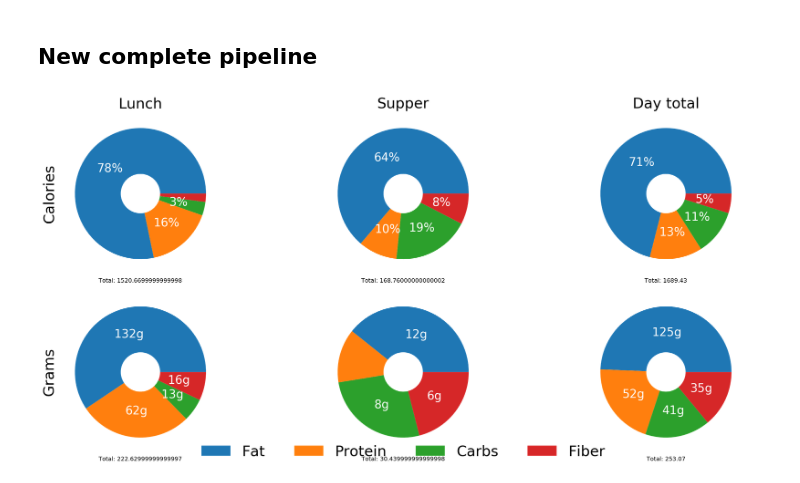
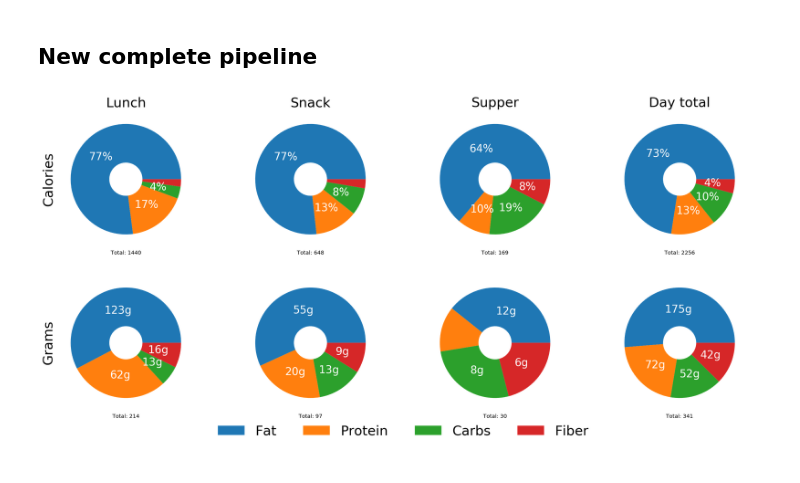
Before and after one commit to fabiangunzinger/learning, a Jupyter notebook: food-data/foods.ipynb, the cells around one changed output. Saved outputs shown, nothing was run; the diff lists cells and outputs as text; code cells hidden in the pictures.

```diff
--- a/food-data/foods.ipynb
+++ b/food-data/foods.ipynb
@@ -141,6 +141,46 @@ Outline:
 ## New complete pipeline
 # %%
 %config InlineBackend.figure_format ='retina'
+
+
+
+meals = {
+
+#     'Breakfast': {
+#         'cauliflower': 1,
+#         'cheese': 1.5,
+#         'eggs': 2.5,
+#         'spinach': 0.5,
+#     },
+
+    'Lunch': {
+        'eggs': 2,
+        'cheese': 0.5,
+        'spinach': 0.5,
+        'leek': 1,
+        'cream': 0.5,
+        'mushrooms': 1,
+        'avocado': 1.6,
+        'lettuce': 1.5,
+        'nuts and seed mix': .5,
+        'olive oil': .2,
+    },
+
+    'Snack': {
+        'coconut fat': 0.1,
+        'nuts and seed mix': 0.7,
+        'nature yoghurt': 1,
+        'cocoa': 0.05,
+        'coconut flakes': 0.1,
+    },
+
+    'Supper': {
+        'avocado': 0.8,
+        'chicken': 2,
+        'vegetables': 2,
+    }
+}
+
 
 def calc_nuts(meals, include_total=True):
     """Calculate nutrient content for each meal and for daily total."""
@@ -237,7 +277,7 @@ def make_dashboard(data):
                              wedgeprops=dict(width=.7),
                              autopct=lambda pct: pct_labels(pct, df, measure)
                             )
-            ax[row, col].set_xlabel(f'Total: {df.value.sum()}')
+            ax[row, col].set_xlabel(f'Total: {df.value.sum():.0f}')
 
     # Set column and row labels
     ax[0, 0].set_ylabel('Calories', fontsize=title_size)
@@ -247,78 +287,47 @@ def make_dashboard(data):
 
     legend_labs = [n.capitalize().replace('_', ' ') for n in data.nutrient.unique()]
     fig.legend(legend_labs, loc='lower center', ncol=4, fontsize=title_size,
-               framealpha=0, borderpad=0)
+               framealpha=0, borderaxespad=-0.3)
     fig.tight_layout();
 
 
 def make_nutrient_graphs(data):
+
+    title_size = 25
+    label_size = 20
 
     def get_top(group, n):
         return group.sort_values('share', ascending=False)[:n]
 
     def calc_share(group):
         group['share'] = group.value / group.value.sum()
         return group
 
     data = data.groupby(['measure', 'meal', 'nutrient']).apply(calc_share)
     conds = (data.measure == 'cals') & (data.meal == 'Day total')
     data = data.loc[conds].groupby(['meal', 'nutrient']).apply(get_top, 5)
 
-    fig, ax = plt.subplots(1, len(data.nutrient.unique()), figsize=(19, 8))
+    fig, ax = plt.subplots(1, len(data.nutrient.unique()), figsize=(19, 9))
 
     for col, nutrient in enumerate(data.nutrient.unique()):
         df = data.loc[data.nutrient == nutrient]
         ax[col].pie(df.share,
                  labels=df.ingredient,
-                 textprops=dict(color='white', size=12),
+                 textprops=dict(color='white', size=label_size),
                  wedgeprops=dict(width=.7),
                  autopct='%1.1f%%'
                 )
-        ax[col].set_title(nutrient)
-        ax[col].legend(loc='lower center', ncol=1, fontsize=10,
-                   framealpha=0, borderpad=-5)
+        ax[col].set_title(nutrient, fontsize=title_size)
+        ax[col].legend(loc='lower center', ncol=1, fontsize=15,
+                   framealpha=0, borderaxespad=-7)
 
-
-meals = {
-
-#     'Breakfast': {
-#         'cauliflower': 1,
-#         'cheese': 1.5,
-#         'eggs': 2.5,
-#         'spinach': 0.5,
-#     },
-
-    'Lunch': {
-        'eggs': 2,
-        'cheese': 0.5,
-        'spinach': 0.5,
-        'leek': 1,
-        'cream': 0.5,
-        'mushrooms': 1,
-        'avocado': 1.6,
-        'lettuce': 1.5,
-        'nuts and seed mix': .5,
-        'olive oil': .3,
-    },
-
-    'Snack': {
-        'coconut fat': 0.3,
-        'nuts and seed mix': 0.7,
-        ''
-    }
-
-    'Supper': {
-        'avocado': 0.8,
-        'chicken': 2,
-        'vegetables': 2,
-    }
-}
 
 nuts, meals_plot_data = calc_nuts(meals, include_total=True)
 make_dashboard(meals_plot_data)
 make_nutrient_graphs(nuts)
 
 
+
 # Need warning when I add foods to meals that aren't in database
 # %% [output]
-[figure, old version]
+[figure, new version]
```
Also changed, not shown: parts of 1 cell of this notebook.
